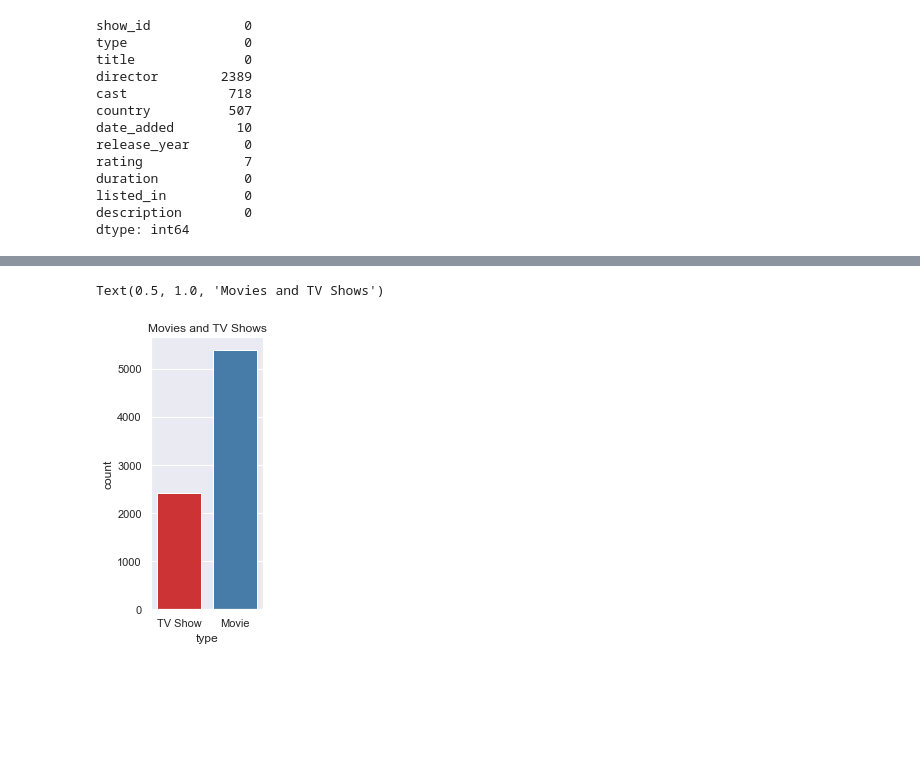
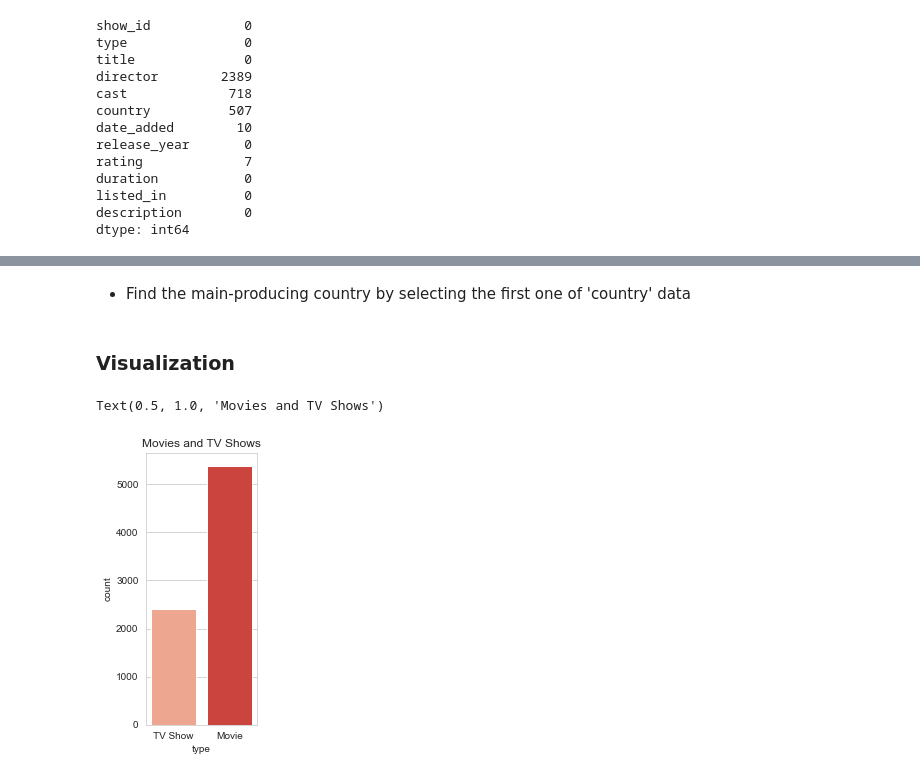
Before and after one commit to awnt/project_awnt, a Jupyter notebook: Netflix/Netflix Movies and TV Shows.ipynb, the cells around one changed output, grey strips where cells are left out. Drawn from its saved outputs; the diff is of its cells as text; code cells hidden in the pictures; blank space fills up the shorter version.

```diff
--- a/Netflix/Netflix Movies and TV Shows.ipynb
+++ b/Netflix/Netflix Movies and TV Shows.ipynb
@@ -4,7 +4,8 @@ import numpy as np
 from matplotlib import pyplot as plt
 import seaborn as sns
 import datetime as dt
-from collections import Counter
+
+sns.set_style(style = 'whitegrid')
 # %%
 df=pd.read_csv("netflix_titles.csv")
 # %%
@@ -66,0 +88,16 @@ Counter(df['country']).most_common(1)
+# %%
+df['month_added']=df['date_added'].apply(lambda date:date.split(' ')[0])
+
+df['timeStamp']=pd.to_datetime(df['date_added'])
+df['day_added']=df['timeStamp'].apply(lambda time:time.dayofweek) #0:monday
+# %% [markdown]
+- Find the main-producing country by selecting the first one of 'country' data
+# %%
+df['main_produce'] = df['country'].apply(lambda x: x.lstrip(' ').split(',')[0])
+
+country_count = {}
+for main in df['main_produce']:
+    if main in country_count.keys():
+        country_count[main]+=1
+    else: country_count[main]=1
+country_count_sort = dict(sorted(country_count.items(),key=lambda items:items[1],reverse=True))
@@ -67,9 +133,11 @@ Counter(df['country']).most_common(1)
+# %% [markdown]
+### Visualization
 # %%
+plt.figure(figsize= (2,5))
+ax = sns.countplot(x = 'type',data  = df,palette='Reds')
+plt.title('Movies and TV Shows')
 
-plt.figure(figsize= (2,5))
-sns.set_style(style = 'darkgrid')
-ax = sns.countplot(x = 'type',data  = df,palette='Set1')
-plt.title('Movies and TV Shows')
+df.plot.pie(y='type', figsize=(10,10), autopct='%1.1f%%')
 # %% [output]
 Text(0.5, 1.0, 'Movies and TV Shows')
-[figure, old version]
+[figure, new version]
```
Also changed, not shown: parts of 43 cells of this notebook.
